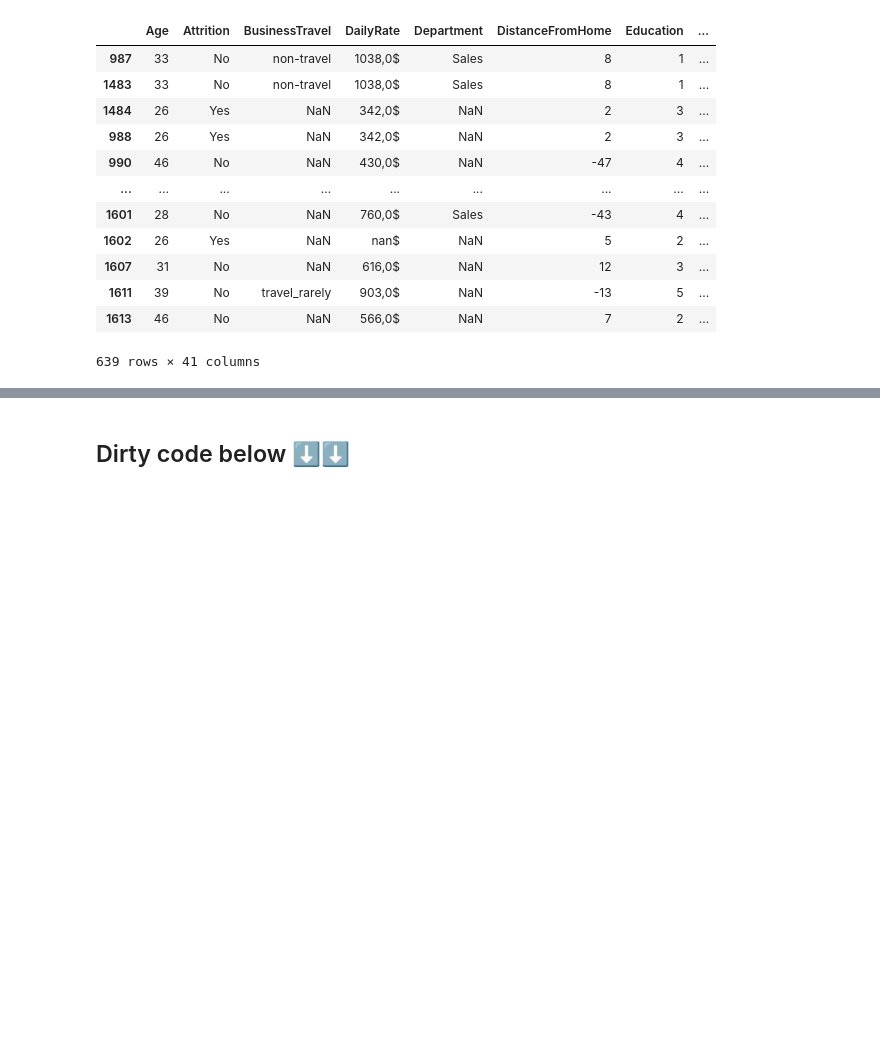
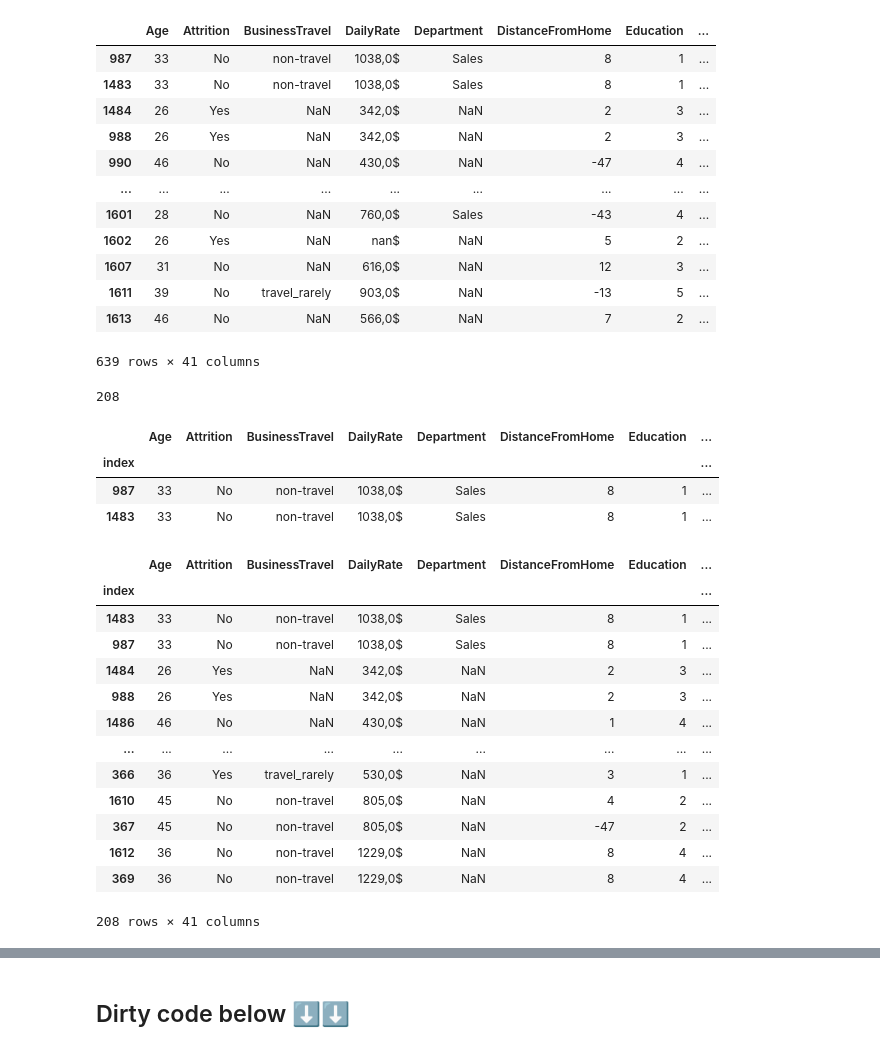
Before and after one commit to carla-caracola/people_analytics, a Jupyter notebook: Data_elena.ipynb, the cells around one changed output, grey strips where cells are left out. Saved outputs shown, nothing was run; the diff lists cells and outputs as text; code cells hidden in the pictures; blank space fills up the shorter version.

Commit message:
new_features_data_transformation

```diff
--- a/Data_elena.ipynb
+++ b/Data_elena.ipynb
@@ -157,7 +157,7 @@ Name: count, Length: 1079, dtype: int64
 # y tomar decisiones en base a las conclusiones. Por lo que vimos parece que la diferencia entre los duplicados está en Remote Work,
 # puede que sea un error en la carga de datos o que se haya hecho mas de una vez la encuesta. Explorar mas.
 
-duplicated = abc_coorp_df.loc[abc_coorp_df['employeenumber'].duplicated(keep=False), :].sort_values(by='employeenumber')
+duplicados= abc_coorp_df.loc[abc_coorp_df['employeenumber'].duplicated(keep=False), :].sort_values(by='employeenumber')
 
 
 # Identify duplicates
@@ -176,3 +176,41 @@ abc_coorp_df.loc[abc_coorp_df['employeenumber'].duplicated(keep=False), :].sort_
 | 1611 | 39 | No | travel_rarely | 903,0$ | NaN | -13 | 5 | ... |
 | 1613 | 46 | No | NaN | 566,0$ | NaN | 7 | 2 | ... |
 639 rows × 41 columns
+# %%
+# Al verificar los nulos, comprobamos que el número ímpar se da por esa razón y subtraímos las filas nulas de las filas totales para saber cuantos duplicados hay.
+# el resultado de la suma tiene que ser un número par.
+duplicados.shape[0] - duplicados['employeenumber'].isnull().sum()
+# %% [output]
+208
+# %%
+# Concluímos que tenemos 208 empleados con el ID de empleado duplicado.
+# Ahora vamos a remover estos nulos de nuestro df de duplicados para poder tratar los duplicados.
+duplicados.dropna(subset='employeenumber', inplace=True)
+# %%
+# Ahora borramos todos los duplicados que tengan el menor indice, ya que suponemos que los de indice mayor son los registros mas actualizados.
+duplicados.index.name = 'index'  # Agregar nombre al índice
+duplicados.head(2)
+# %% [output]
+|  | Age | Attrition | BusinessTravel | DailyRate | Department | DistanceFromHome | Education | ... |
+| index |  |  |  |  |  |  |  | ... |
+| 987 | 33 | No | non-travel | 1038,0$ | Sales | 8 | 1 | ... |
+| 1483 | 33 | No | non-travel | 1038,0$ | Sales | 8 | 1 | ... |
+# %%
+# Ordenar el DataFrame por 'employeenumber' y por el índice en orden descendente
+df_sorted = duplicados.sort_values(by=['employeenumber', duplicados.index.name], ascending=[True, False])
+df_sorted
+# %% [output]
+|  | Age | Attrition | BusinessTravel | DailyRate | Department | DistanceFromHome | Education | ... |
+| index |  |  |  |  |  |  |  | ... |
+| 1483 | 33 | No | non-travel | 1038,0$ | Sales | 8 | 1 | ... |
+| 987 | 33 | No | non-travel | 1038,0$ | Sales | 8 | 1 | ... |
+| 1484 | 26 | Yes | NaN | 342,0$ | NaN | 2 | 3 | ... |
+| 988 | 26 | Yes | NaN | 342,0$ | NaN | 2 | 3 | ... |
+| 1486 | 46 | No | NaN | 430,0$ | NaN | 1 | 4 | ... |
+| ... | ... | ... | ... | ... | ... | ... | ... | ... |
+| 366 | 36 | Yes | travel_rarely | 530,0$ | NaN | 3 | 1 | ... |
+| 1610 | 45 | No | non-travel | 805,0$ | NaN | 4 | 2 | ... |
+| 367 | 45 | No | non-travel | 805,0$ | NaN | -47 | 2 | ... |
+| 1612 | 36 | No | non-travel | 1229,0$ | NaN | 8 | 4 | ... |
+| 369 | 36 | No | non-travel | 1229,0$ | NaN | 8 | 4 | ... |
+208 rows × 41 columns
```
Also changed, not shown: parts of 4 cells of this notebook.
